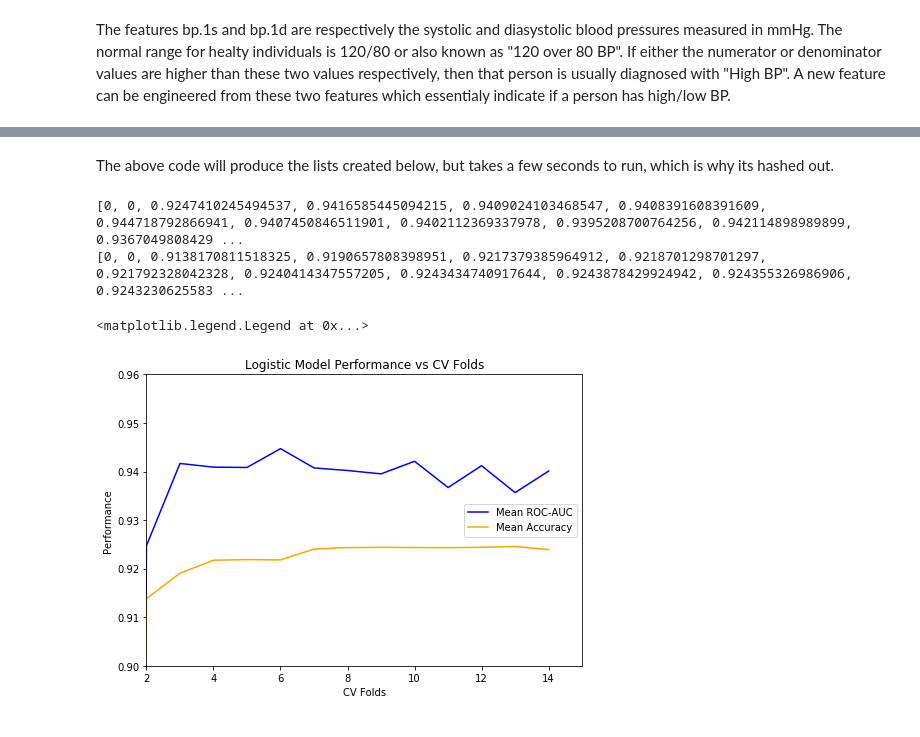
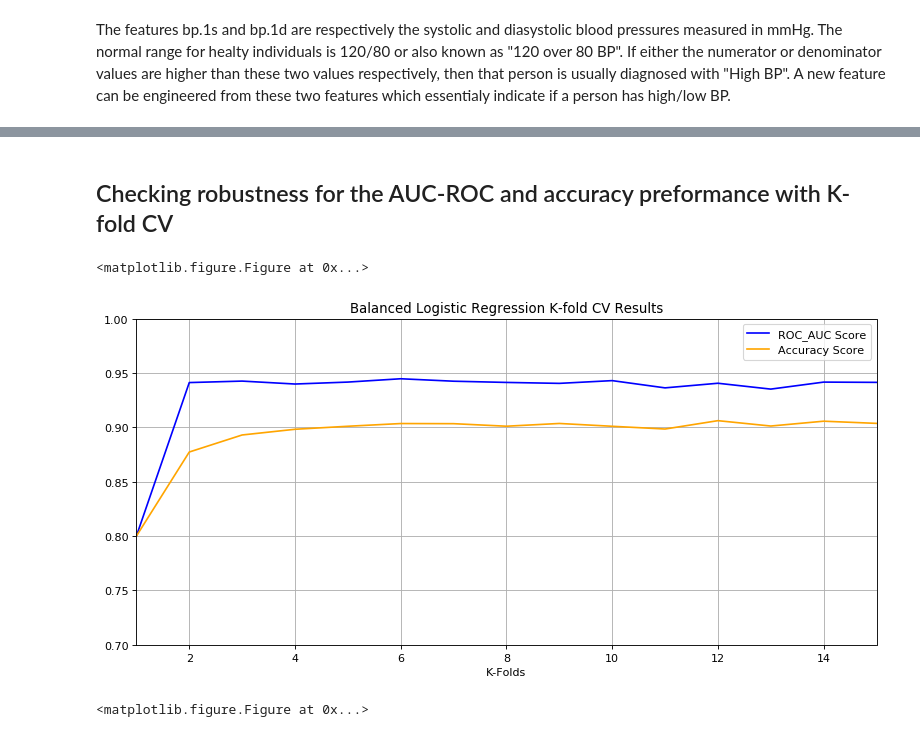
Before and after one commit to upmenyu/Projects, a Jupyter notebook: Predicting_Diabetes.ipynb, the cells around one changed output, grey strips where cells are left out. Cells and saved outputs as stored; diff of their text form; code cells hidden in the pictures.

```diff
--- a/Predicting_Diabetes.ipynb
+++ b/Predicting_Diabetes.ipynb
@@ -665,8 +635,7 @@ plt.show()
 # %%
 X = df[['stab.glu', 'obese', 'age']]
 y = df.diabetes
-X_train, X_test, y_train, y_test = train_test_split(X, y, test_size=0.40, random_state= 123)
+X_train, X_test, y_train, y_test = train_test_split(X, y,stratify = y,test_size=0.25, random_state= 123)
 # %%
-lr = LogisticRegression()
 lr.fit(X_train,y_train)
 # %% [output]
@@ -712,4 +674,0 @@ clf = GridSearchCV(base,param_grid=params, cv=10, verbose=0)
-# %%
-clf.fit(X,y)
-# View best hyperparameters
-clf.best_params_
@@ -810,10 +678,11 @@ print(results)
+# %% [markdown]
+## Checking robustness for the AUC-ROC and accuracy preformance with K-fold CV
 # %%
-#mean_auc = [0,0]
-#mean_acc = [0,0]
-#for i in range(2,15):
-#    results1 = cross_val_score(clf, X, y, cv= i, scoring='roc_auc')
-#    results2 = cross_val_score(clf, X, y, cv= i, scoring='accuracy')
-#    mean_auc.append(results1.mean())
-#    mean_acc.append(results2.mean())
+auc = [0.8]*2
+acc = [0.8]*2
+for i in range(2,16):
+    results1 = cross_val_score(lr, X, y, cv=i, scoring= 'roc_auc')
+    results2 = cross_val_score(lr, X, y, cv=i, scoring= 'accuracy')
+
+    auc.append(results1.mean())
+    acc.append(results2.mean())
-# %% [markdown]
-The above code will produce the lists created below, but takes a few seconds to run, which is why its hashed out.
@@ -829,21 +689,17 @@ mean_acc = [0, 0, 0.9138170811518325, 0.9190657808398951, 0.9217379385964912,
-# %%
-
-print(mean_auc)
-print(mean_acc)
-# %% [output]
-[0, 0, 0.9247410245494537, 0.9416585445094215, 0.9409024103468547, 0.9408391608391609, 0.944718792866941, 0.9407450846511901, 0.9402112369337978, 0.9395208700764256, 0.942114898989899, 0.9367049808429 ...
-[0, 0, 0.9138170811518325, 0.9190657808398951, 0.9217379385964912, 0.9218701298701297, 0.921792328042328, 0.9240414347557205, 0.9243434740917644, 0.9243878429924942, 0.924355326986906, 0.9243230625583 ...
 # %%
-plt.figure(figsize=(7,5))
-plt.xlim(2,len(mean_auc))
-plt.ylim(0.90,0.96)
-plt.plot(mean_auc, color='blue', label='Mean ROC-AUC')
-plt.plot(mean_acc, color='orange', label = 'Mean Accuracy')
-plt.xlabel('CV Folds')
-plt.ylabel('Performance')
-plt.title('Logistic Model Performance vs CV Folds')
+fig=plt.figure(figsize=(10, 5), dpi= 80, facecolor='w', edgecolor='k')
+
+plt.xlim(1,len(range(1,16)))
+plt.ylim(0.7,1)
+plt.plot(auc, color='blue', label='ROC_AUC Score')
+plt.plot(acc, color = 'orange', label='Accuracy Score')
+plt.legend()
+plt.xlabel('K-Folds')
+plt.title('Balanced Logistic Regression K-fold CV Results')
 plt.tight_layout()
-plt.legend(loc=5)
+plt.grid()
+plt.figure(figsize=(8,8))
 # %% [output]
-<matplotlib.legend.Legend at 0x...>
+<matplotlib.figure.Figure at 0x...>
-[figure, old version]
+[figure, new version]
+<matplotlib.figure.Figure at 0x...>
```
Also changed, not shown: parts of 92 cells of this notebook.
